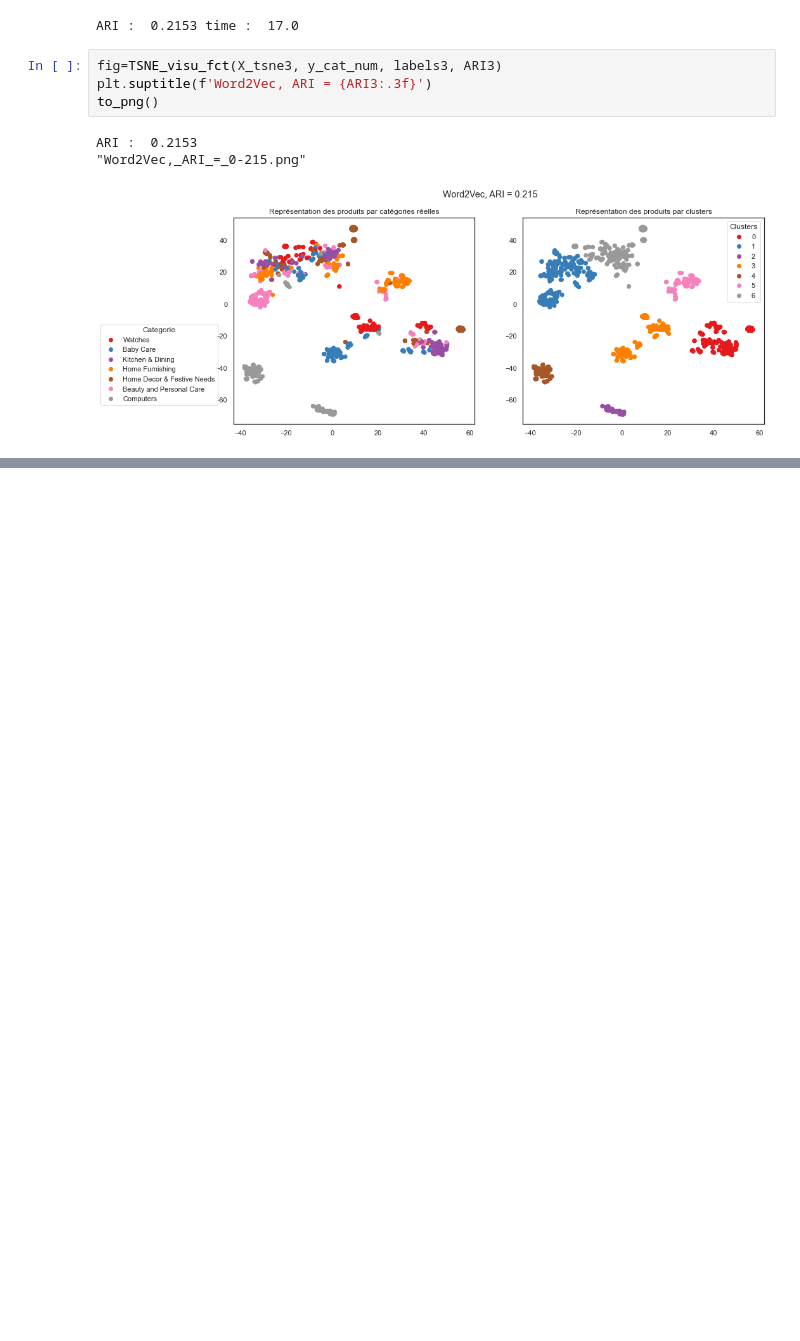
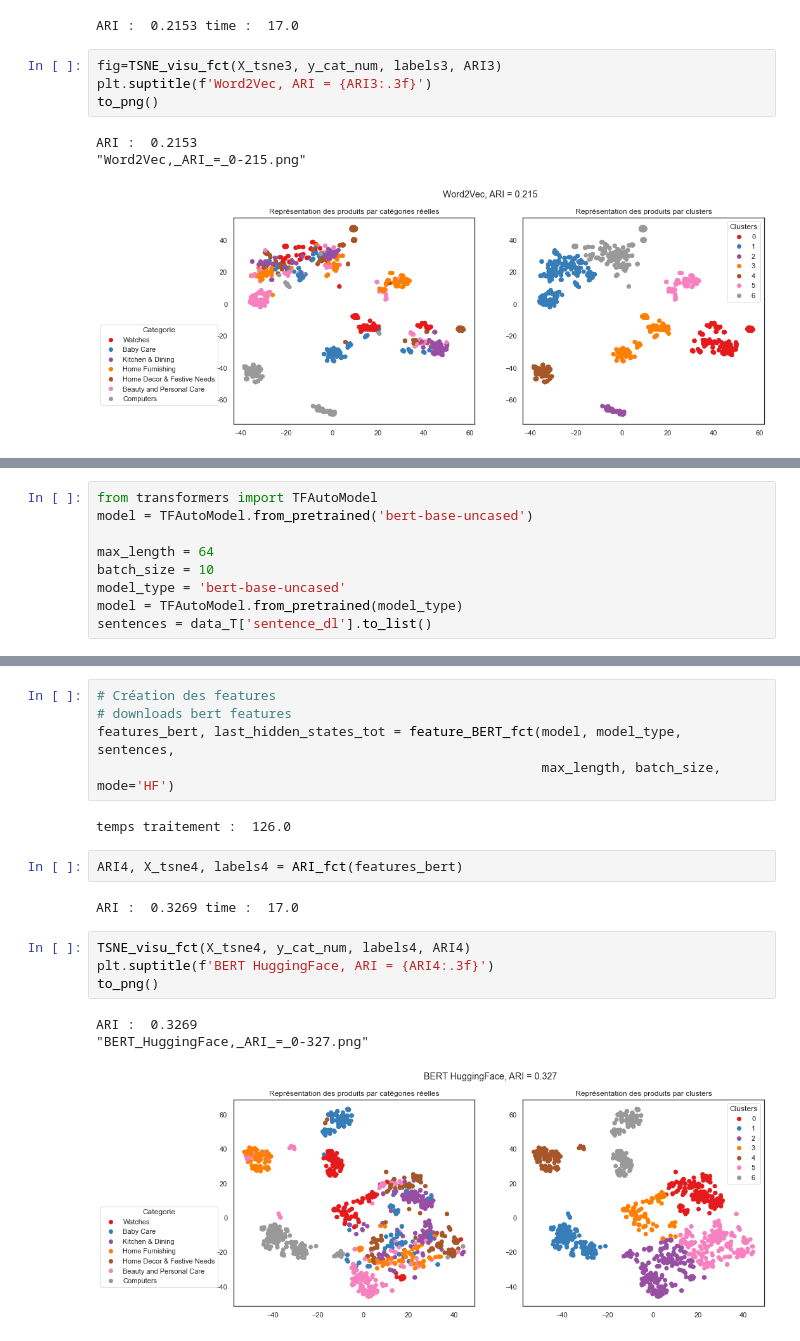
Before and after one commit to mrcreasey/oc-ds-p6-nlp-computer-vision, a Jupyter notebook: P6_01_text_clustering.ipynb, the cells around one changed output, grey strips where cells are left out. Drawn from its saved outputs; the diff is of its cells as text; blank space fills up the shorter version.

Commit message:
add BERT HuggingFace

```diff
--- a/P6_01_text_clustering.ipynb
+++ b/P6_01_text_clustering.ipynb
@@ -875,0 +983,9 @@ ARI :  0.2153
+# %%
+from transformers import TFAutoModel
+model = TFAutoModel.from_pretrained('bert-base-uncased')
+
+max_length = 64
+batch_size = 10
+model_type = 'bert-base-uncased'
+model = TFAutoModel.from_pretrained(model_type)
+sentences = data_T['sentence_dl'].to_list()
@@ -875,0 +1003,19 @@ ARI :  0.2153
+# %%
+# Création des features
+# downloads bert features
+features_bert, last_hidden_states_tot = feature_BERT_fct(model, model_type, sentences,
+                                                         max_length, batch_size, mode='HF')
+# %% [output]
+temps traitement :  126.0
+# %%
+ARI4, X_tsne4, labels4 = ARI_fct(features_bert)
+# %% [output]
+ARI :  0.3269 time :  17.0
+# %%
+TSNE_visu_fct(X_tsne4, y_cat_num, labels4, ARI4)
+plt.suptitle(f'BERT HuggingFace, ARI = {ARI4:.3f}')
+to_png()
+# %% [output]
+ARI :  0.3269
+"BERT_HuggingFace,_ARI_=_0-327.png"
+[figure, added]
```
Also changed, not shown: parts of 8 cells of this notebook.
